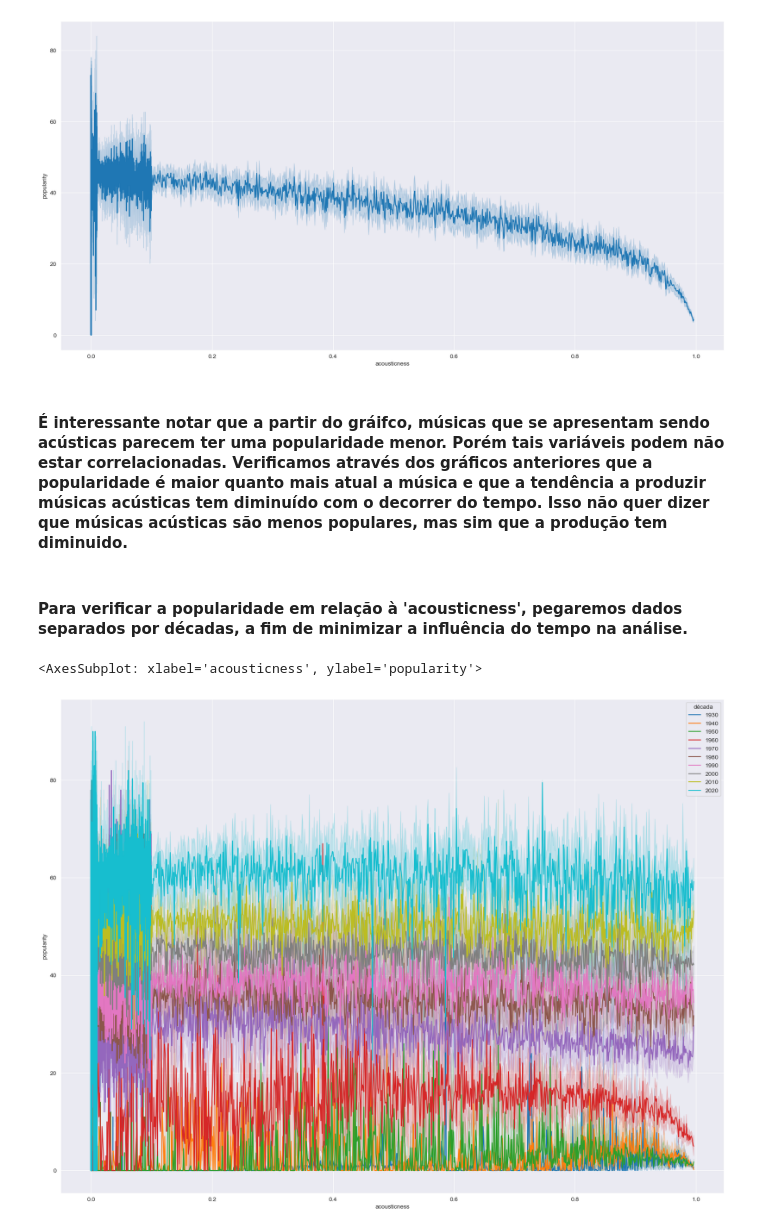
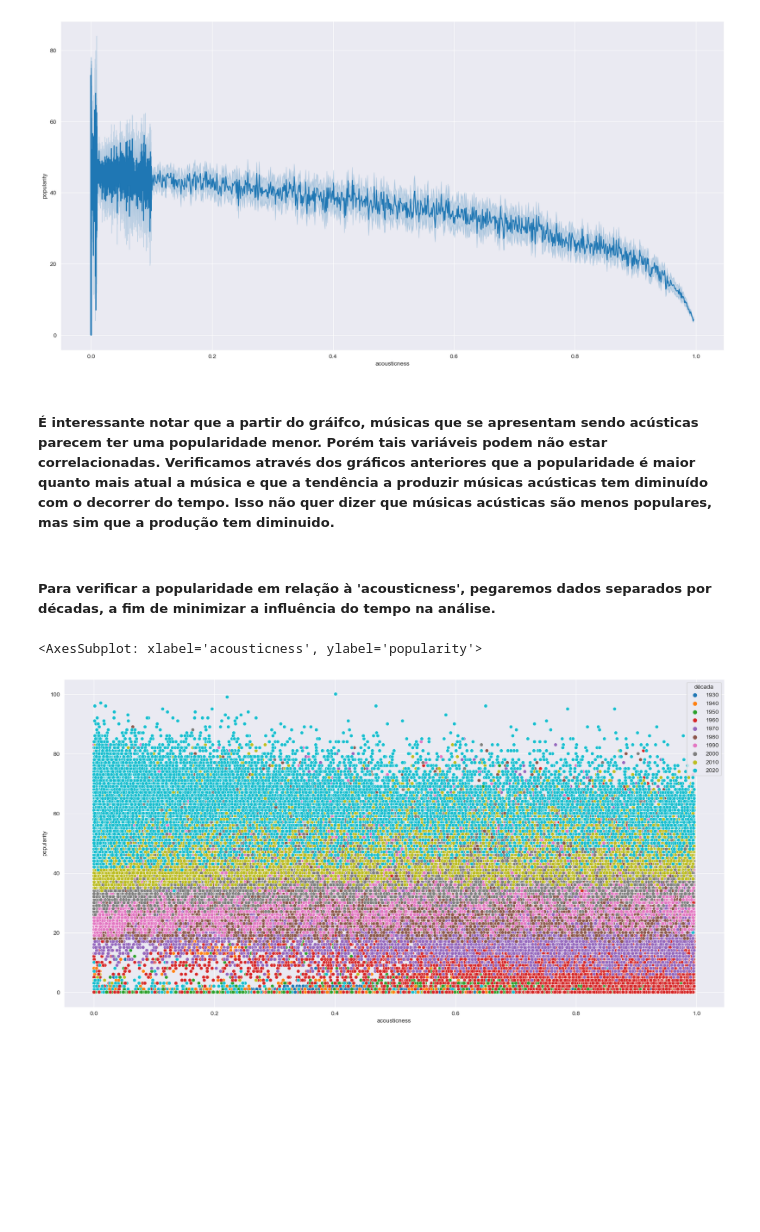
Before and after one commit to danilomiyatake/spotify, a Jupyter notebook: spotify_eda.ipynb, the cells around one changed output. Drawn from its saved outputs; the diff is of its cells as text; code cells hidden in the pictures; blank space fills up the shorter version.

```diff
--- a/spotify_eda.ipynb
+++ b/spotify_eda.ipynb
@@ -356,0 +367,5 @@ for atr in atributos:
+# %%
+data_musicas_sem_0_pop = data_musicas[data_musicas.popularity != 0]
+plt.figure(figsize=(10,10))
+sns.set_style('darkgrid')
+fig = sns.barplot(data_musicas_sem_0_pop, x='década', y='popularity', orient='v').set(title='Popularidade das músicas de cada década nos dias atuais')
@@ -361,13 +400,13 @@ sns.lineplot(data_musicas, x='acousticness', y='popularity')
 <AxesSubplot: xlabel='acousticness', ylabel='popularity'>
 [figure]
 # %% [markdown]
-#### É interessante notar que a partir do gráifco, músicas que se apresentam sendo acústicas parecem ter uma popularidade menor. Porém tais variáveis podem não estar correlacionadas. Verificamos através dos gráficos anteriores que a popularidade é maior quanto mais atual a música e que a tendência a produzir músicas acústicas tem diminuído com o decorrer do tempo. Isso não quer dizer que músicas acústicas são menos populares, mas sim que a produção tem diminuido.
+##### É interessante notar que a partir do gráifco, músicas que se apresentam sendo acústicas parecem ter uma popularidade menor. Porém tais variáveis podem não estar correlacionadas. Verificamos através dos gráficos anteriores que a popularidade é maior quanto mais atual a música e que a tendência a produzir músicas acústicas tem diminuído com o decorrer do tempo. Isso não quer dizer que músicas acústicas são menos populares, mas sim que a produção tem diminuido.
 # %% [markdown]
-#### Para verificar a popularidade em relação à 'acousticness', pegaremos dados separados por décadas, a fim de minimizar a influência do tempo na análise.
+##### Para verificar a popularidade em relação à 'acousticness', pegaremos dados separados por décadas, a fim de minimizar a influência do tempo na análise.
 # %%
-plt.figure(figsize=(20,15))
-sns.lineplot(data_musicas, x='acousticness', y='popularity', hue='década')
+plt.figure(figsize=(20,10))
+sns.scatterplot(data_musicas, x='acousticness', y='popularity', hue='década')
 # %% [output]
 <AxesSubplot: xlabel='acousticness', ylabel='popularity'>
-[figure, old version]
+[figure, new version]
 # %% [markdown]
```
Also changed, not shown: parts of 42 cells of this notebook.
